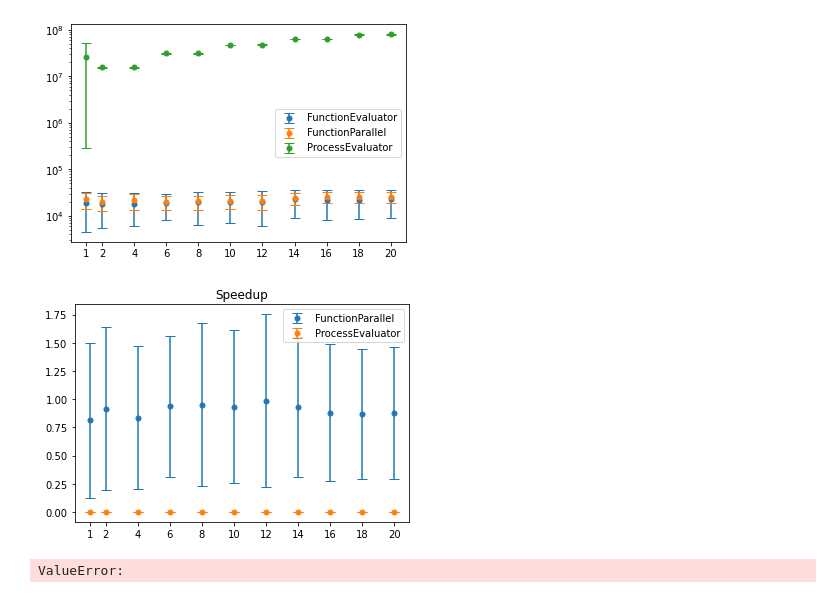
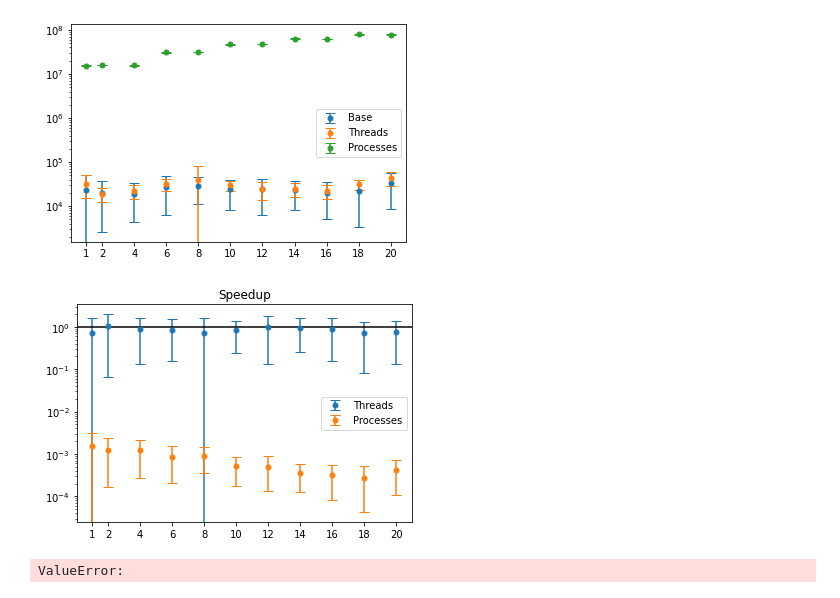
Before and after one commit to EltonCN/evolvepy, a Jupyter notebook: benchmark/analisys.ipynb, the cells around one changed output. Drawn from its saved outputs; the diff is of its cells as text; code cells hidden in the pictures.

Commit message:
ProcessEvalutor: set name

```diff
--- a/benchmark/analisys.ipynb
+++ b/benchmark/analisys.ipynb
@@ -5,7 +5,7 @@ import pandas as pd
 import numpy as np
 import matplotlib.pyplot as plt
 # %%
-con = sqlite3.connect("report23.sqlite")
+con = sqlite3.connect("report24.sqlite")
 cur = con.cursor()
 # %%
 df = pd.read_sql_query("SELECT * FROM NVTX_EVENTS", con)
@@ -36,3 +34,6 @@ evaluator_names = ["FunctionEvaluator", "FunctionParallel", "ProcessEvaluator"]
+# %%
+evaluator_names = ["Base", "Threads", "Processes"]
+base = "Base"
 # %%
 evaluator_times = {}
 evaluator_stds = {}
@@ -64,7 +65,7 @@ plt.xticks(sizes)
 plt.legend()
 plt.yscale("log")
 # %% [output]
-[figure, old version]
+[figure, new version]
 # %%
 def compute_u_speedup(base, u_base, accelerated, u_accelerated):
     u_speedup = np.power(u_accelerated, 2)*np.power(base, 2)/np.power(accelerated, 4)
@@ -73,20 +74,21 @@ def compute_u_speedup(base, u_base, accelerated, u_accelerated):
 
     return u_speedup
 # %%
-base = "FunctionEvaluator"
-
 for name in evaluator_names:
     if name != base:
         speedup = evaluator_times[base]/evaluator_times[name]
         u_speedup = compute_u_speedup(evaluator_times[base], evaluator_stds[base], evaluator_times[name], evaluator_stds[name])
         plt.errorbar(sizes, speedup, u_speedup, fmt="o", capsize=5.0, markersize=5.0, label=name)
 
+plt.axhline(1, color="black")
+
 plt.title("Speedup")
 plt.xticks(sizes)
 plt.legend()
+plt.yscale("log")
 plt.show()
 # %% [output]
-[figure, old version]
+[figure, new version]
 # %%
 raise ValueError
 # %% [output]
```
Also changed, not shown: parts of 2 cells of this notebook, 2 other files.
